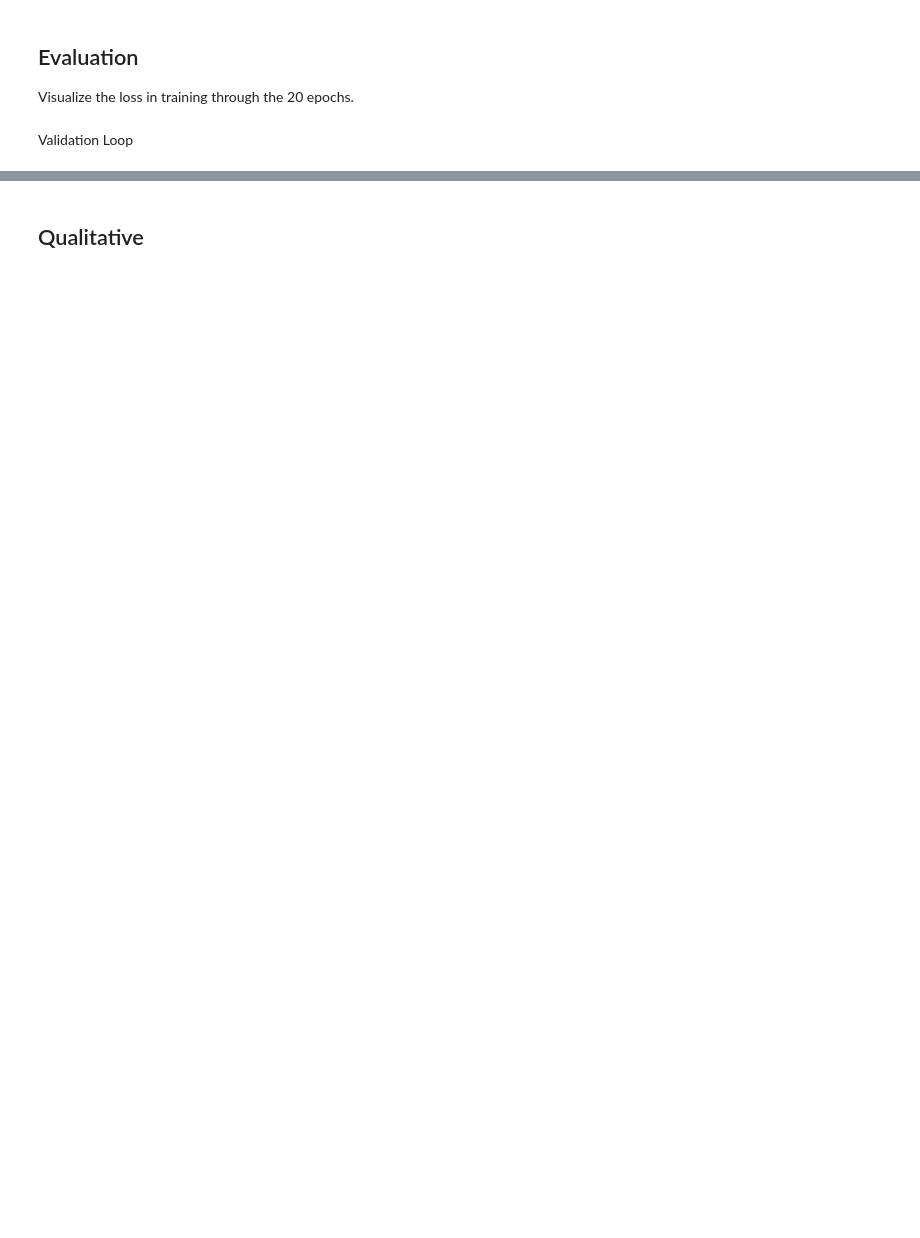
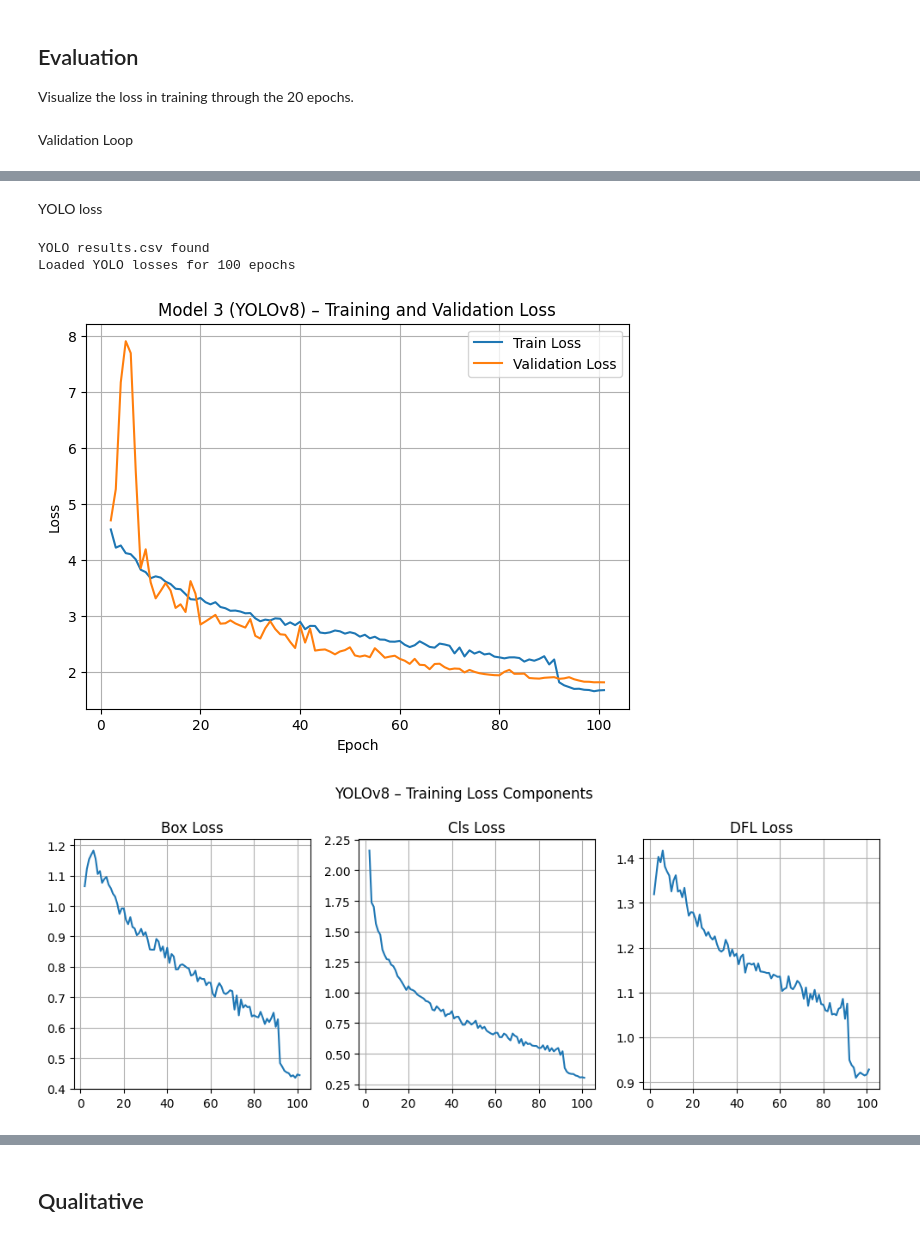
Before and after one commit to niklas-kessler/dl-med-img, a Jupyter notebook: Experiments.ipynb, the cells around one changed output, grey strips where cells are left out. Drawn from its saved outputs; the diff is of its cells as text; code cells hidden in the pictures; blank space fills up the shorter version.

```diff
--- a/Experiments.ipynb
+++ b/Experiments.ipynb
@@ -1420 +1787,80 @@ plt.show()
+# %% [markdown]
+YOLO loss
+# %%
+#Definir ruta al results.csv de YOLO
+import os
+import pandas as pd
+
+YOLO_RESULTS_CSV = (
+    "/content/drive/MyDrive/DL Medical Imaging/Project/Kvasir-SEG/yolo_runs/yolov8_polyp_det/results.csv"
+)
+
+assert os.path.exists(YOLO_RESULTS_CSV), "YOLO results.csv not found"
+
+print("YOLO results.csv found")
+
+#Cargamos losses del YOLO
+# Load YOLO results
+df_yolo = pd.read_csv(YOLO_RESULTS_CSV)
+
+# Total training loss = box + cls + dfl
+train_losses_yolo = (
+    df_yolo["train/box_loss"]
+    + df_yolo["train/cls_loss"]
+    + df_yolo["train/dfl_loss"]
+).values
+
+# Total validation loss = box + cls + dfl
+val_losses_yolo = (
+    df_yolo["val/box_loss"]
+    + df_yolo["val/cls_loss"]
+    + df_yolo["val/dfl_loss"]
+).values
+
+# Epochs (YOLO starts at epoch 0)
+epochs_yolo = df_yolo["epoch"].values + 1
+
+print(f"Loaded YOLO losses for {len(epochs_yolo)} epochs")
+
+#Plot train and validation loss
+import matplotlib.pyplot as plt
+
+plt.figure(figsize=(7, 5))
+plt.plot(epochs_yolo, train_losses_yolo, label="Train Loss")
+plt.plot(epochs_yolo, val_losses_yolo, label="Validation Loss")
+
+plt.xlabel("Epoch")
+plt.ylabel("Loss")
+plt.title("Model 3 (YOLOv8) – Training and Validation Loss")
+plt.legend()
+plt.grid(True)
+
+plt.show()
+
+#Show components
+plt.figure(figsize=(10, 4))
+
+plt.subplot(1, 3, 1)
+plt.plot(epochs_yolo, df_yolo["train/box_loss"], label="Box")
+plt.title("Box Loss")
+plt.grid(True)
+
+plt.subplot(1, 3, 2)
+plt.plot(epochs_yolo, df_yolo["train/cls_loss"], label="Cls")
+plt.title("Cls Loss")
+plt.grid(True)
+
+plt.subplot(1, 3, 3)
+plt.plot(epochs_yolo, df_yolo["train/dfl_loss"], label="DFL")
+plt.title("DFL Loss")
+plt.grid(True)
+
+plt.suptitle("YOLOv8 – Training Loss Components")
+plt.tight_layout()
+plt.show()
+# %% [output]
+YOLO results.csv found
+Loaded YOLO losses for 100 epochs
+[figure, added]
+[figure, added]
 # %%
```
Also changed, not shown: parts of 59 cells of this notebook.
